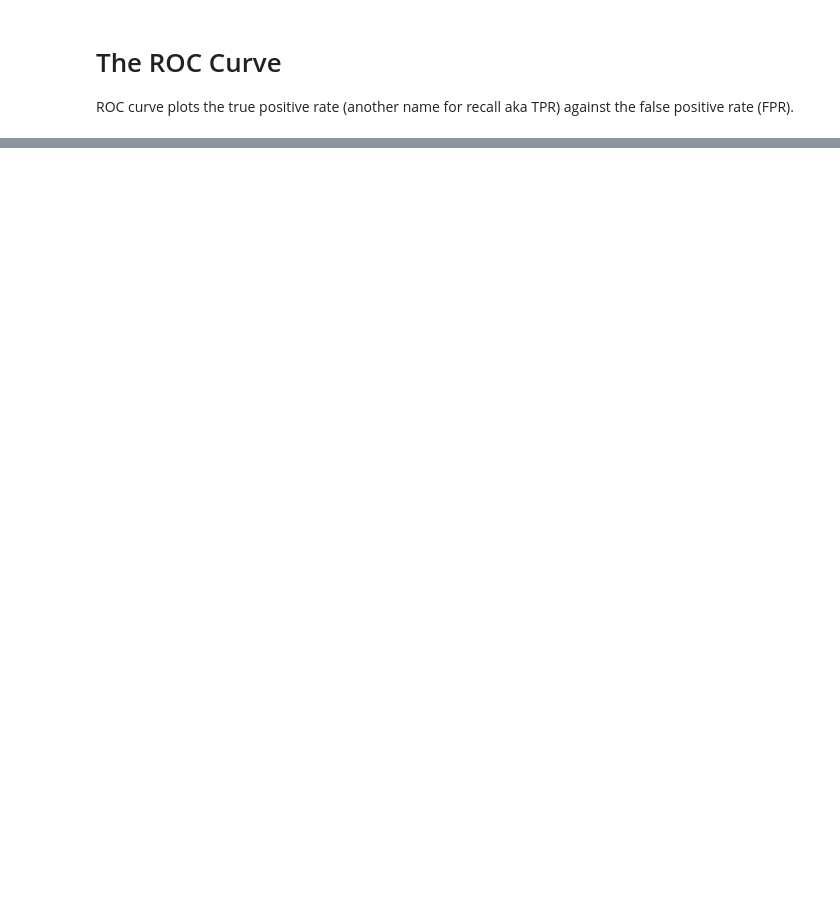
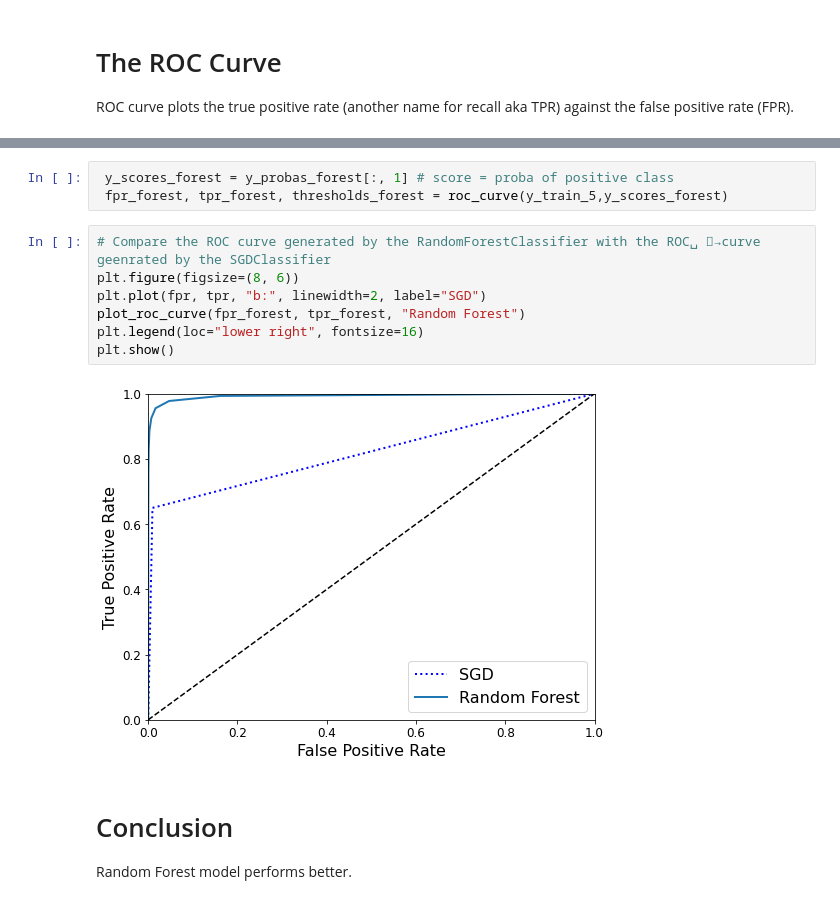
Before and after one commit to twyunting/DATA-642_Advanced_Machine_Learning, a Jupyter notebook: Labs/Lab1.ipynb, the cells around one changed output, grey strips where cells are left out. Saved outputs shown, nothing was run; the diff lists cells and outputs as text; blank space fills up the shorter version.

```diff
--- a/Labs/Lab1.ipynb
+++ b/Labs/Lab1.ipynb
@@ -192,0 +251,15 @@ ValueError: ignored
+# %%
+ y_scores_forest = y_probas_forest[:, 1] # score = proba of positive class
+ fpr_forest, tpr_forest, thresholds_forest = roc_curve(y_train_5,y_scores_forest)
+# %%
+# Compare the ROC curve generated by the RandomForestClassifier with the ROC␣ 􏰀→curve geenrated by the SGDClassifier
+plt.figure(figsize=(8, 6))
+plt.plot(fpr, tpr, "b:", linewidth=2, label="SGD")
+plot_roc_curve(fpr_forest, tpr_forest, "Random Forest")
+plt.legend(loc="lower right", fontsize=16)
+plt.show()
+# %% [output]
+[figure, added]
+# %% [markdown]
+# Conclusion
+Random Forest model performs better.
```
Also changed, not shown: parts of 19 cells of this notebook, 2 other files.
